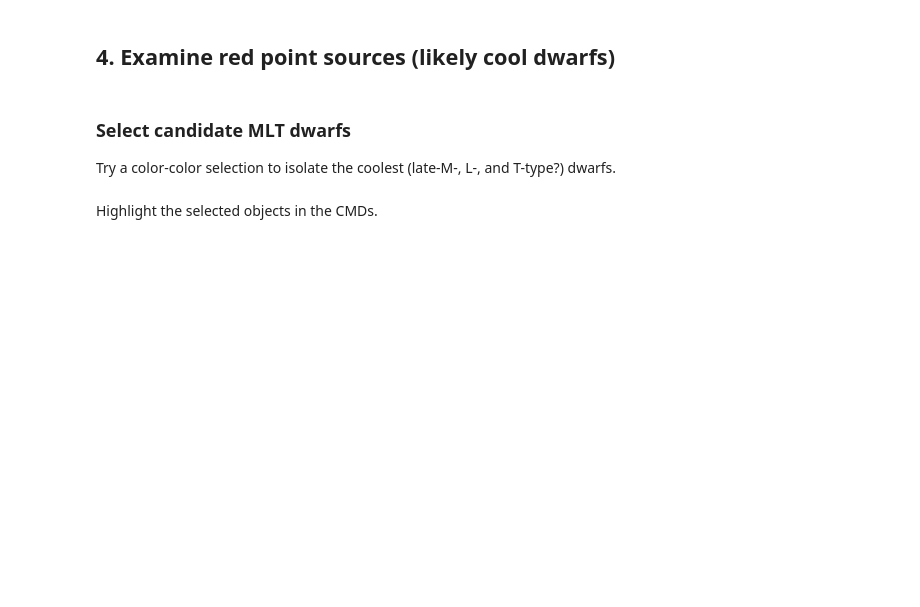
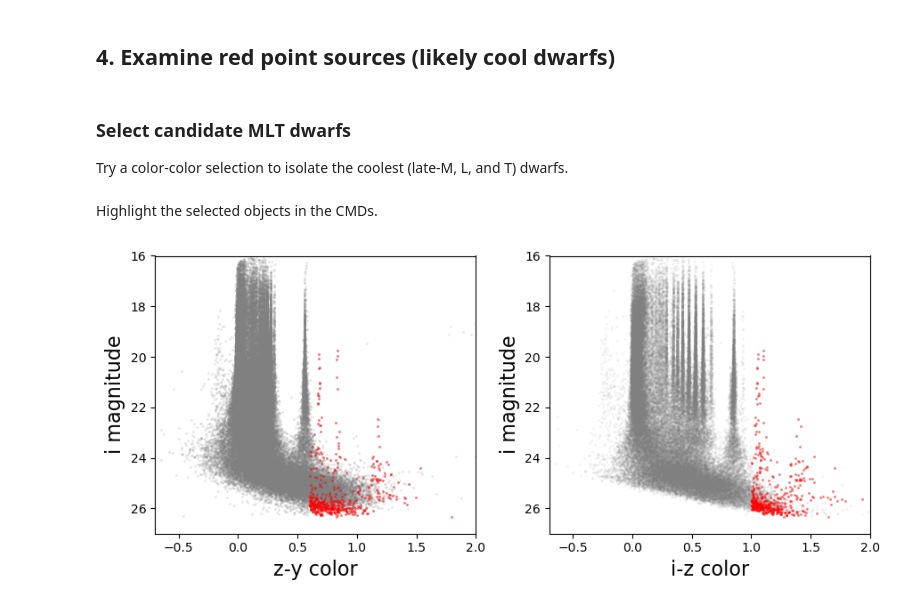
Before and after one commit to rubin-dp0/little-demos, a Jupyter notebook: cooldwarfs_cmd_ccd.ipynb, the cells around one changed output. Drawn from its saved outputs; the diff is of its cells as text; code cells hidden in the pictures; blank space fills up the shorter version.

```diff
--- a/cooldwarfs_cmd_ccd.ipynb
+++ b/cooldwarfs_cmd_ccd.ipynb
@@ -125,7 +180,7 @@ plt.show()
 # %% [markdown]
 ### Select candidate MLT dwarfs
 
-Try a color-color selection to isolate the coolest (late-M-, L-, and T-type?) dwarfs.
+Try a color-color selection to isolate the coolest (late-M, L, and T) dwarfs.
 # %%
 cooldwarfs = (results['imag']-results['zmag'] > 1.0) & (results['zmag']-results['ymag'] > 0.6)
 # %% [markdown]
@@ -133,27 +188,30 @@ Highlight the selected objects in the CMDs.
 # %%
 fig, ax = plt.subplots(1, 2, figsize=(9, 4))
 
 ax[0].plot(results['zmag'] - results['ymag'], results['imag'],
            'o', ms=2, color='grey', alpha=0.2, mew=0)
 ax[0].plot(results[cooldwarfs]['zmag'] - results[cooldwarfs]['ymag'],
            results[cooldwarfs]['imag'],
            'o', ms=2, color='red', alpha=0.5, mew=0)
 ax[0].set_xlabel('z-y color', fontsize=16)
 ax[0].set_ylabel('i magnitude', fontsize=16)
 ax[0].set_xlim(-0.7, 2)
-ax[0].set_ylim(26, 16)
+ax[0].set_ylim(27, 16)
 
 ax[1].plot(results['imag'] - results['zmag'], results['imag'],
          'o', ms=2, color='grey', alpha=0.1, mew=0)
 ax[1].plot(results[cooldwarfs]['imag'] - results[cooldwarfs]['zmag'],
            results[cooldwarfs]['imag'],
            'o', ms=2, color='red', alpha=0.5, mew=0)
 ax[1].set_xlabel('i-z color', fontsize=16)
 ax[1].set_ylabel('i magnitude', fontsize=16)
 ax[1].set_xlim(-0.7, 2)
-ax[1].set_ylim(26, 16)
+ax[1].set_ylim(27, 16)
 
+plt.tight_layout()
 plt.show()
+# %% [output]
+[figure, added]
 # %% [markdown]
 ## 5. Repeat in the Portal
 
```
Also changed, not shown: parts of 10 cells of this notebook, 1 other file.
